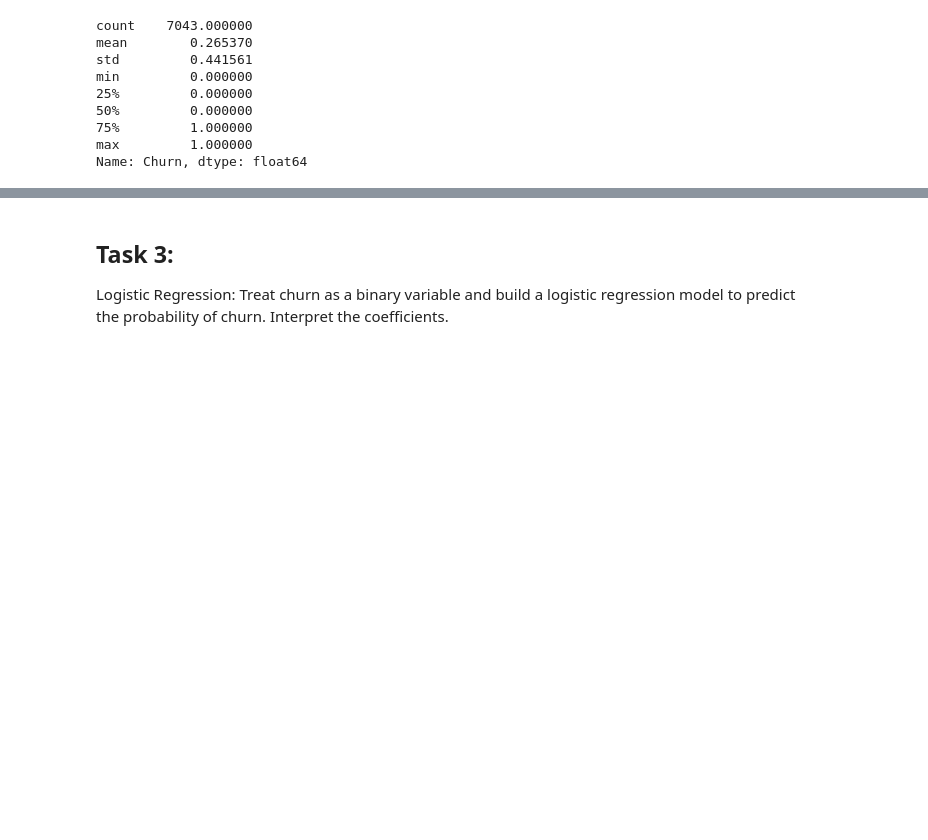
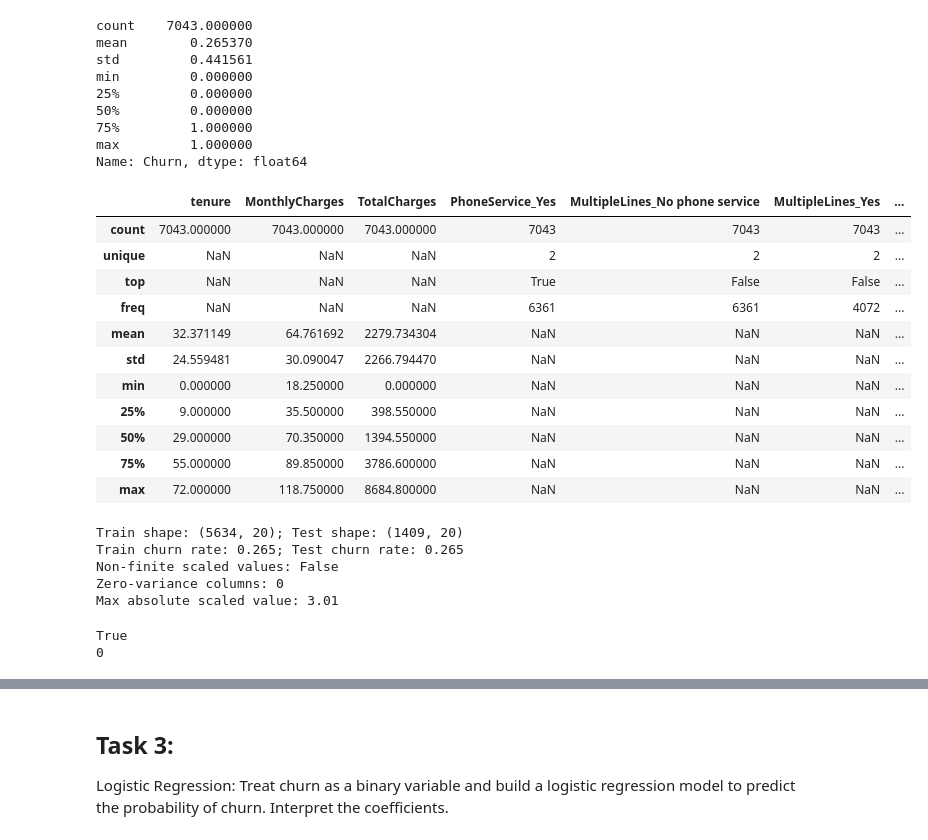
Before and after one commit to duke-aipi-Han/aipi590-XAI, a Jupyter notebook: assumption-junction/telco-churn-analysis.ipynb, the cells around one changed output, grey strips where cells are left out. Cells and saved outputs as stored; diff of their text form; code cells hidden in the pictures; blank space fills up the shorter version.

```diff
--- a/assumption-junction/telco-churn-analysis.ipynb
+++ b/assumption-junction/telco-churn-analysis.ipynb
@@ -262 +288,48 @@ X_test_scaled = scaler.transform(X_test)
+# %%
+X.describe(include='all')
+# %% [output]
+|  | tenure | MonthlyCharges | TotalCharges | PhoneService_Yes | MultipleLines_No phone service | MultipleLines_Yes | ... |
+| count | 7043.000000 | 7043.000000 | 7043.000000 | 7043 | 7043 | 7043 | ... |
+| unique | NaN | NaN | NaN | 2 | 2 | 2 | ... |
+| top | NaN | NaN | NaN | True | False | False | ... |
+| freq | NaN | NaN | NaN | 6361 | 6361 | 4072 | ... |
+| mean | 32.371149 | 64.761692 | 2279.734304 | NaN | NaN | NaN | ... |
+| std | 24.559481 | 30.090047 | 2266.794470 | NaN | NaN | NaN | ... |
+| min | 0.000000 | 18.250000 | 0.000000 | NaN | NaN | NaN | ... |
+| 25% | 9.000000 | 35.500000 | 398.550000 | NaN | NaN | NaN | ... |
+| 50% | 29.000000 | 70.350000 | 1394.550000 | NaN | NaN | NaN | ... |
+| 75% | 55.000000 | 89.850000 | 3786.600000 | NaN | NaN | NaN | ... |
+| max | 72.000000 | 118.750000 | 8684.800000 | NaN | NaN | NaN | ... |
+# %%
+# Perform a stratified split so the churn proportion is similar in train and test sets.
+X_train, X_test, y_train, y_test = train_test_split(
+    X,
+    y,
+    test_size=0.2,
+    random_state=42,
+    stratify=y
+)
+
+scaler = StandardScaler()
+X_train_scaled = scaler.fit_transform(X_train)
+X_test_scaled = scaler.transform(X_test)
+
+# Check for the non-finite values and constant columns that can cause numerical warnings.
+print(f'Train shape: {X_train.shape}; Test shape: {X_test.shape}')
+print(f'Train churn rate: {y_train.mean():.3f}; Test churn rate: {y_test.mean():.3f}')
+print(f'Non-finite scaled values: {np.isfinite(X_train_scaled).all() == False}')
+print(f'Zero-variance columns: {(X_train.nunique() <= 1).sum()}')
+print(f'Max absolute scaled value: {np.abs(X_train_scaled).max():.2f}')
+# %% [output]
+Train shape: (5634, 20); Test shape: (1409, 20)
+Train churn rate: 0.265; Test churn rate: 0.265
+Non-finite scaled values: False
+Zero-variance columns: 0
+Max absolute scaled value: 3.01
+# %%
+print(np.isfinite(X_train_scaled).all())
+print((X_train.nunique() <= 1).sum())
+# %% [output]
+True
+0
 # %%
```
Also changed, not shown: parts of 21 cells of this notebook, 2 other files.
